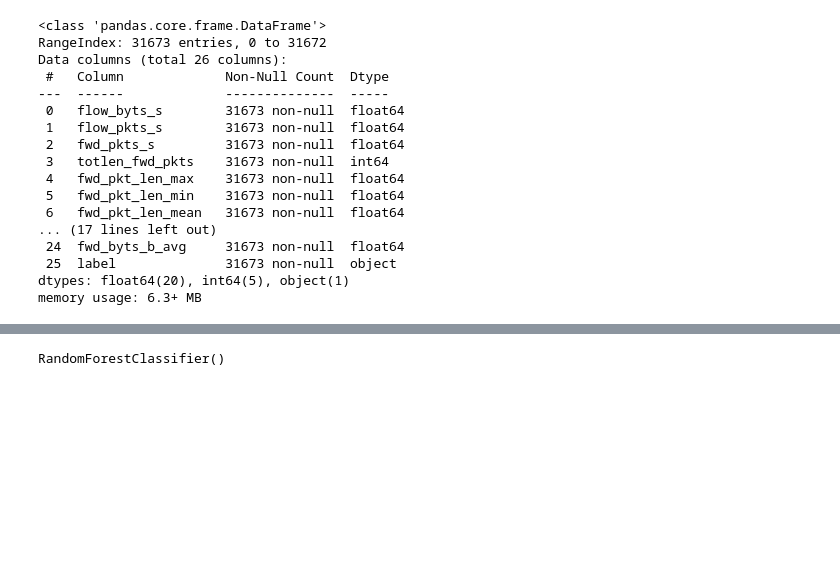
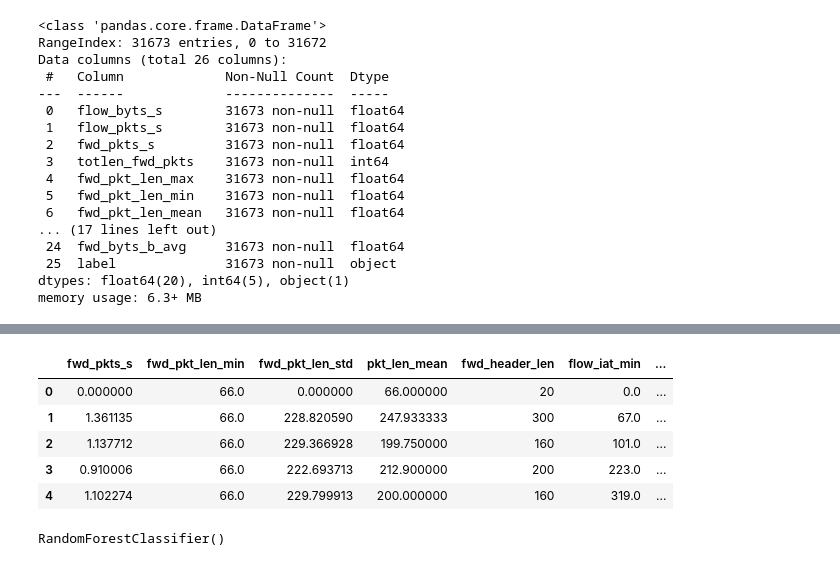
Before and after one commit to Vasko73232/-SOC-, a Jupyter notebook: FinalDataset.ipynb, the cells around one changed output, grey strips where cells are left out. Cells and saved outputs as stored; diff of their text form; code cells hidden in the pictures; blank space fills up the shorter version.

```diff
--- a/FinalDataset.ipynb
+++ b/FinalDataset.ipynb
@@ -156,3 +152,12 @@ df_test.info()
+# %%
+df_train.head()
+# %% [output]
+|  | fwd_pkts_s | fwd_pkt_len_min | fwd_pkt_len_std | pkt_len_mean | fwd_header_len | flow_iat_min | ... |
+| 0 | 0.000000 | 66.0 | 0.000000 | 66.000000 | 20 | 0.0 | ... |
+| 1 | 1.361135 | 66.0 | 228.820590 | 247.933333 | 300 | 67.0 | ... |
+| 2 | 1.137712 | 66.0 | 229.366928 | 199.750000 | 160 | 101.0 | ... |
+| 3 | 0.910006 | 66.0 | 222.693713 | 212.900000 | 200 | 223.0 | ... |
+| 4 | 1.102274 | 66.0 | 229.799913 | 200.000000 | 160 | 319.0 | ... |
 # %%
 x_train = df_train.drop(columns='label')
 y_train = df_train['label']
```
Also changed, not shown: parts of 23 cells of this notebook.
